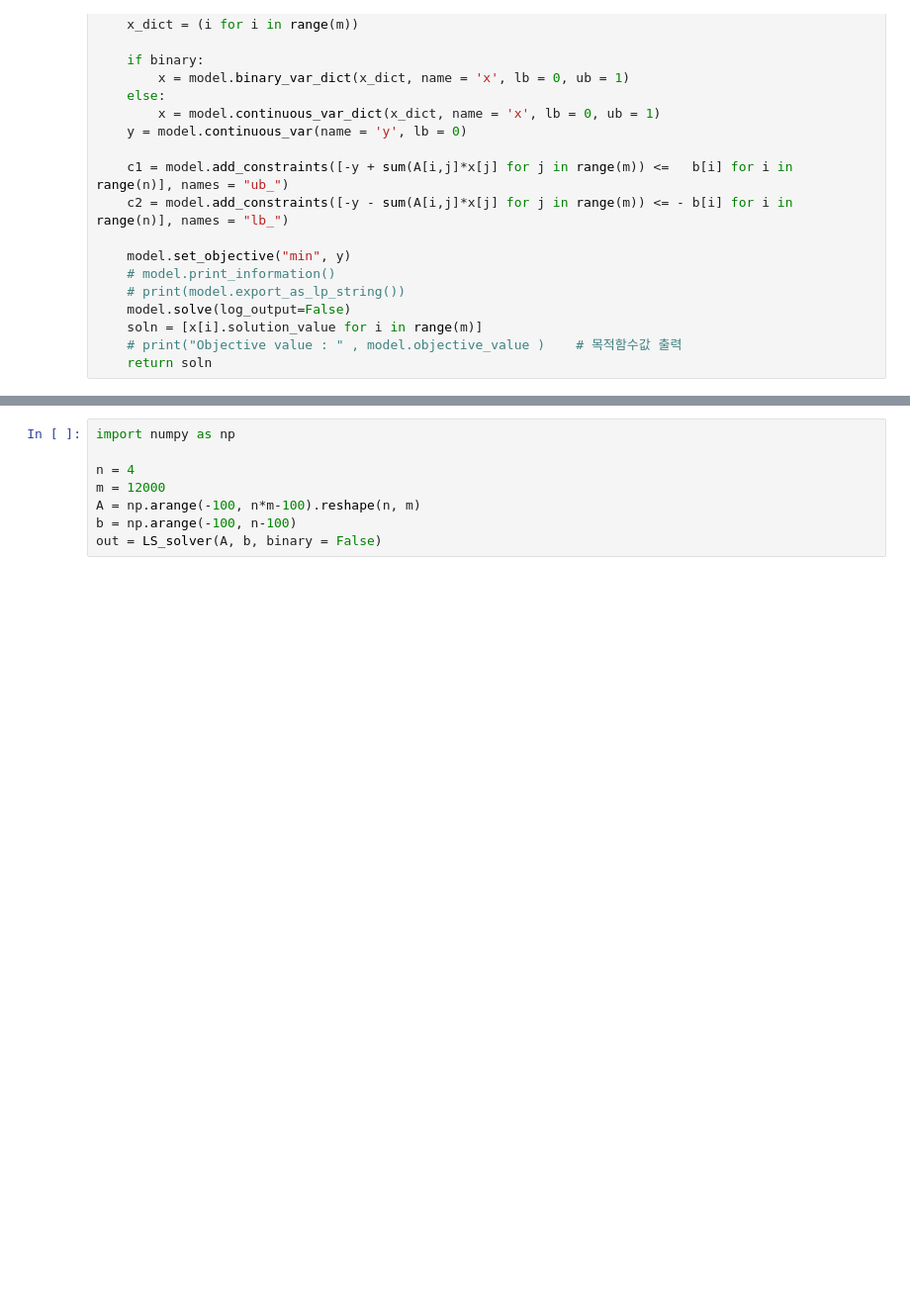
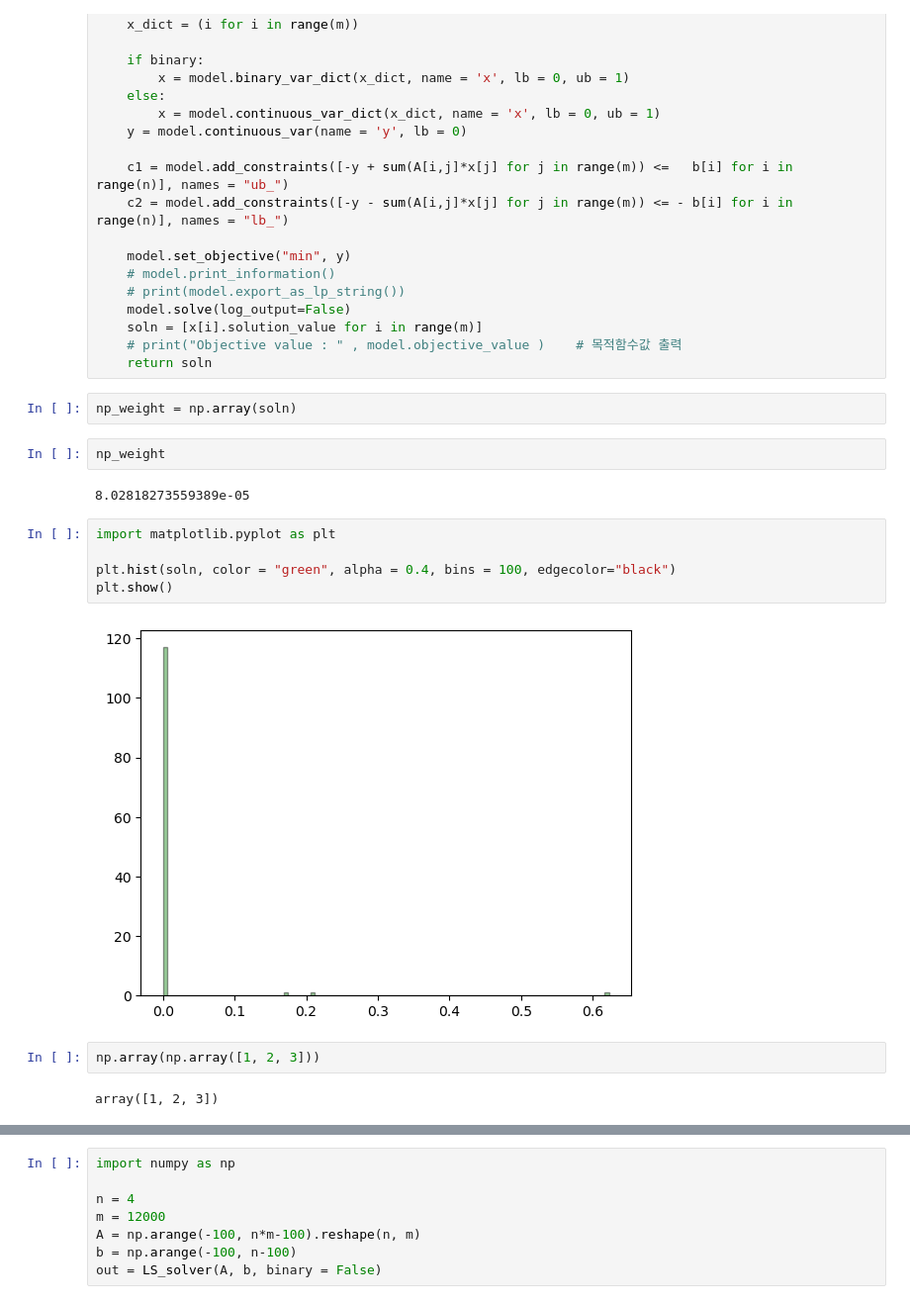
Before and after one commit to jyparkkr/FSW, a Jupyter notebook: test.ipynb, the cells around one changed output, grey strips where cells are left out. Shown: that part at 99% size. Saved outputs shown, nothing was run; the diff lists cells and outputs as text; blank space fills up the shorter version.

```diff
--- a/test.ipynb
+++ b/test.ipynb
@@ -623,3 +623,20 @@ def minimax_LP_solver_v2(A: np.ndarray, b: np.ndarray, binary = False):
     soln = [x[i].solution_value for i in range(m)]
     # print("Objective value : " , model.objective_value )    # 목적함수값 출력
     return soln
+# %%
+np_weight = np.array(soln)
+# %%
+np_weight
+# %% [output]
+8.02818273559389e-05
+# %%
+import matplotlib.pyplot as plt
+
+plt.hist(soln, color = "green", alpha = 0.4, bins = 100, edgecolor="black")
+plt.show()
+# %% [output]
+[figure, added]
+# %%
+np.array(np.array([1, 2, 3]))
+# %% [output]
+array([1, 2, 3])
```
Also changed, not shown: parts of 27 cells of this notebook, 14 other files.
